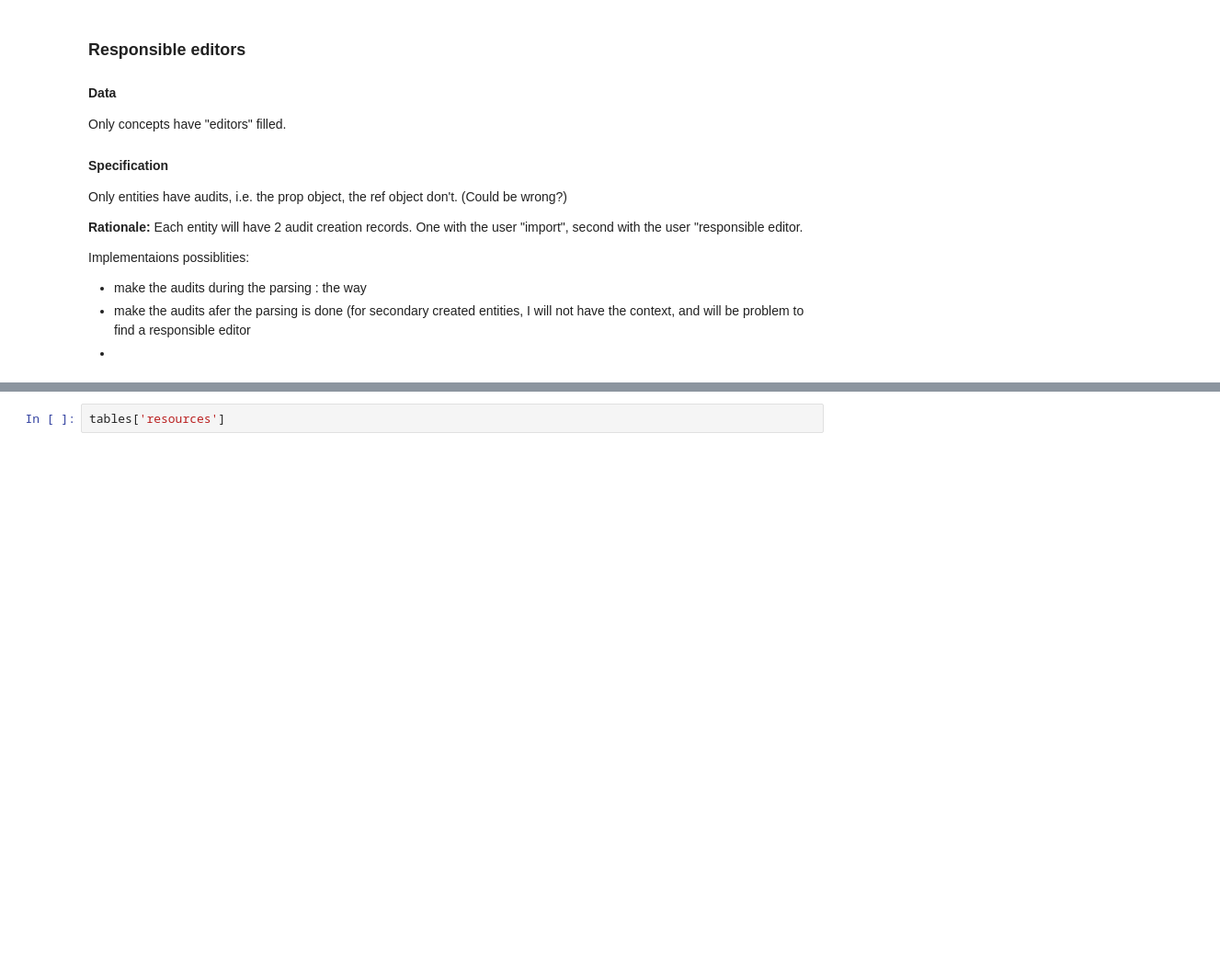
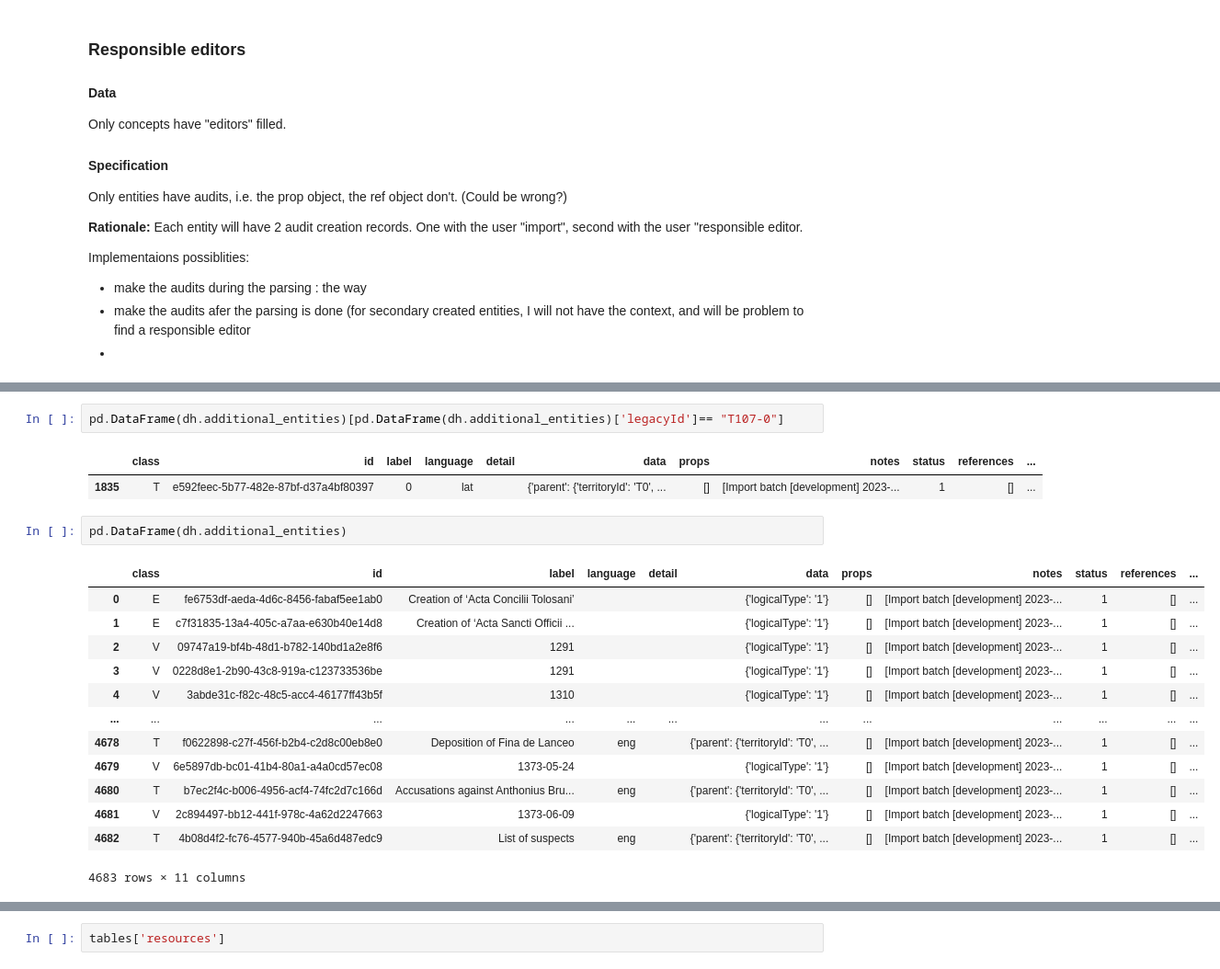
Before and after one commit to tomaham/InkVisitor, a Jupyter notebook: packages/database/scripts/parse-development.ipynb, the cells around one changed output, grey strips where cells are left out. Shown: that part at 92% size. Cells and saved outputs as stored; diff of their text form; blank space fills up the shorter version.

Commit message:
script refactoring, new import

```diff
--- a/packages/database/scripts/parse-development.ipynb
+++ b/packages/database/scripts/parse-development.ipynb
@@ -2265 +739,22 @@ class LocationParser(Parser):
+# %%
+pd.DataFrame(dh.additional_entities)[pd.DataFrame(dh.additional_entities)['legacyId']== "T107-0"]
+# %% [output]
+|  | class | id | label | language | detail | data | props | notes | status | references | ... |
+| 1835 | T | e592feec-5b77-482e-87bf-d37a4bf80397 | 0 | lat |  | {'parent': {'territoryId': 'T0', ... | [] | [Import batch [development] 2023-... | 1 | [] | ... |
+# %%
+pd.DataFrame(dh.additional_entities)
+# %% [output]
+|  | class | id | label | language | detail | data | props | notes | status | references | ... |
+| 0 | E | fe6753df-aeda-4d6c-8456-fabaf5ee1ab0 | Creation of ‘Acta Concilii Tolosani’ |  |  | {'logicalType': '1'} | [] | [Import batch [development] 2023-... | 1 | [] | ... |
+| 1 | E | c7f31835-13a4-405c-a7aa-e630b40e14d8 | Creation of ‘Acta Sancti Officii ... |  |  | {'logicalType': '1'} | [] | [Import batch [development] 2023-... | 1 | [] | ... |
+| 2 | V | 09747a19-bf4b-48d1-b782-140bd1a2e8f6 | 1291 |  |  | {'logicalType': '1'} | [] | [Import batch [development] 2023-... | 1 | [] | ... |
+| 3 | V | 0228d8e1-2b90-43c8-919a-c123733536be | 1291 |  |  | {'logicalType': '1'} | [] | [Import batch [development] 2023-... | 1 | [] | ... |
+| 4 | V | 3abde31c-f82c-48c5-acc4-46177ff43b5f | 1310 |  |  | {'logicalType': '1'} | [] | [Import batch [development] 2023-... | 1 | [] | ... |
+| ... | ... | ... | ... | ... | ... | ... | ... | ... | ... | ... | ... |
+| 4678 | T | f0622898-c27f-456f-b2b4-c2d8c00eb8e0 | Deposition of Fina de Lanceo | eng |  | {'parent': {'territoryId': 'T0', ... | [] | [Import batch [development] 2023-... | 1 | [] | ... |
+| 4679 | V | 6e5897db-bc01-41b4-80a1-a4a0cd57ec08 | 1373-05-24 |  |  | {'logicalType': '1'} | [] | [Import batch [development] 2023-... | 1 | [] | ... |
+| 4680 | T | b7ec2f4c-b006-4956-acf4-74fc2d7c166d | Accusations against Anthonius Bru... | eng |  | {'parent': {'territoryId': 'T0', ... | [] | [Import batch [development] 2023-... | 1 | [] | ... |
+| 4681 | V | 2c894497-bb12-441f-978c-4a62d2247663 | 1373-06-09 |  |  | {'logicalType': '1'} | [] | [Import batch [development] 2023-... | 1 | [] | ... |
+| 4682 | T | 4b08d4f2-fc76-4577-940b-45a6d487edc9 | List of suspects | eng |  | {'parent': {'territoryId': 'T0', ... | [] | [Import batch [development] 2023-... | 1 | [] | ... |
+4683 rows × 11 columns
 # %%
```
Also changed, not shown: parts of 46 cells of this notebook, 10 other files.
